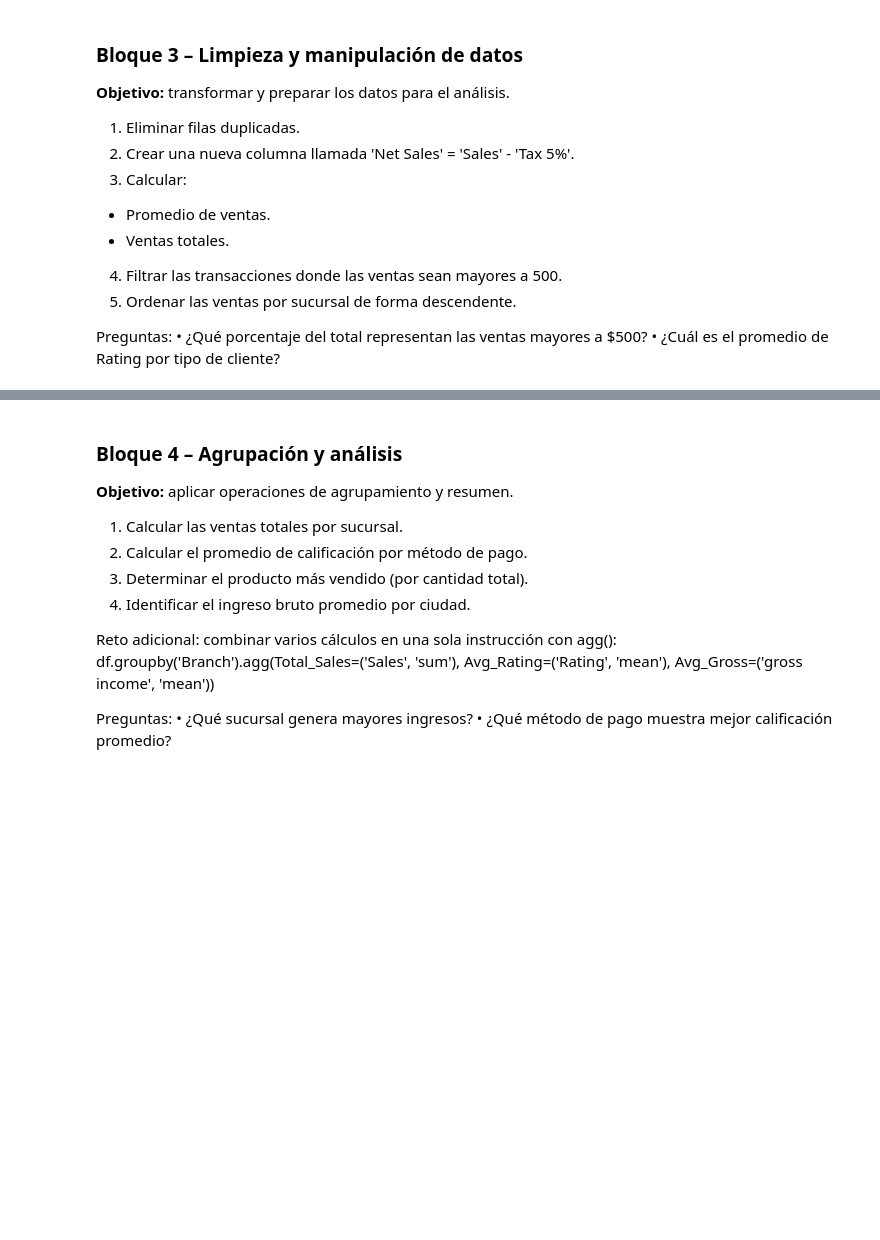
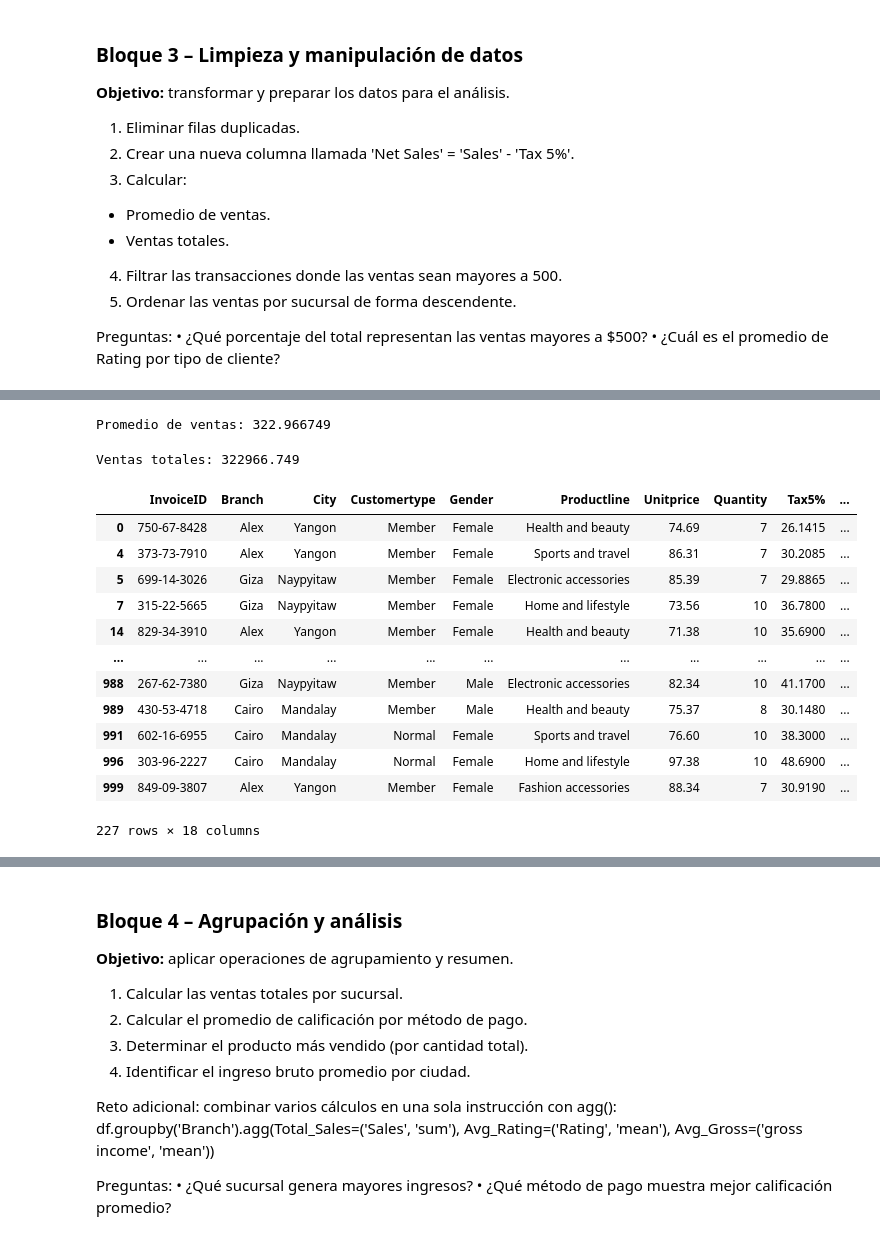
Before and after one commit to skev24/Python-para-el-Ana-lisis-de-Datos, a Jupyter notebook: Practices/Practica_Tema1.ipynb, the cells around one changed output, grey strips where cells are left out. Drawn from its saved outputs; the diff is of its cells as text; code cells hidden in the pictures; blank space fills up the shorter version.

```diff
--- a/Practices/Practica_Tema1.ipynb
+++ b/Practices/Practica_Tema1.ipynb
@@ -174,0 +200,4 @@ Preguntas:
+# %%
+# Punto 2: Nueva columna 'Net Sales' = 'Sales' - 'Tax 5%'.
+df_SuperMarketAnalysis_csv['Net Sales'] = df_SuperMarketAnalysis_csv['Sales'] - df_SuperMarketAnalysis_csv['Tax5%']
+df_SuperMarketAnalysis_csv.head()
@@ -174,0 +211,28 @@ Preguntas:
+# %%
+# Punto 3: Calcular promedio de ventas
+print("Promedio de ventas:", df_SuperMarketAnalysis_csv['Sales'].mean())
+# %% [output]
+Promedio de ventas: 322.966749
+# %%
+# Punto 3: Calcular ventas totales
+print("Ventas totales:", df_SuperMarketAnalysis_csv['Sales'].sum())
+# %% [output]
+Ventas totales: 322966.749
+# %%
+# Punto 4: Filtrar las transacciones donde las ventas sean mayores a 500.
+
+df_SuperMarketAnalysis_csv[df_SuperMarketAnalysis_csv['Sales'] > 500]
+# %% [output]
+|  | InvoiceID | Branch | City | Customertype | Gender | Productline | Unitprice | Quantity | Tax5% | ... |
+| 0 | 750-67-8428 | Alex | Yangon | Member | Female | Health and beauty | 74.69 | 7 | 26.1415 | ... |
+| 4 | 373-73-7910 | Alex | Yangon | Member | Female | Sports and travel | 86.31 | 7 | 30.2085 | ... |
+| 5 | 699-14-3026 | Giza | Naypyitaw | Member | Female | Electronic accessories | 85.39 | 7 | 29.8865 | ... |
+| 7 | 315-22-5665 | Giza | Naypyitaw | Member | Female | Home and lifestyle | 73.56 | 10 | 36.7800 | ... |
+| 14 | 829-34-3910 | Alex | Yangon | Member | Female | Health and beauty | 71.38 | 10 | 35.6900 | ... |
+| ... | ... | ... | ... | ... | ... | ... | ... | ... | ... | ... |
+| 988 | 267-62-7380 | Giza | Naypyitaw | Member | Male | Electronic accessories | 82.34 | 10 | 41.1700 | ... |
+| 989 | 430-53-4718 | Cairo | Mandalay | Member | Male | Health and beauty | 75.37 | 8 | 30.1480 | ... |
+| 991 | 602-16-6955 | Cairo | Mandalay | Normal | Female | Sports and travel | 76.60 | 10 | 38.3000 | ... |
+| 996 | 303-96-2227 | Cairo | Mandalay | Normal | Female | Home and lifestyle | 97.38 | 10 | 48.6900 | ... |
+| 999 | 849-09-3807 | Alex | Yangon | Member | Female | Fashion accessories | 88.34 | 7 | 30.9190 | ... |
+227 rows × 18 columns
```
Also changed, not shown: parts of 12 cells of this notebook.
